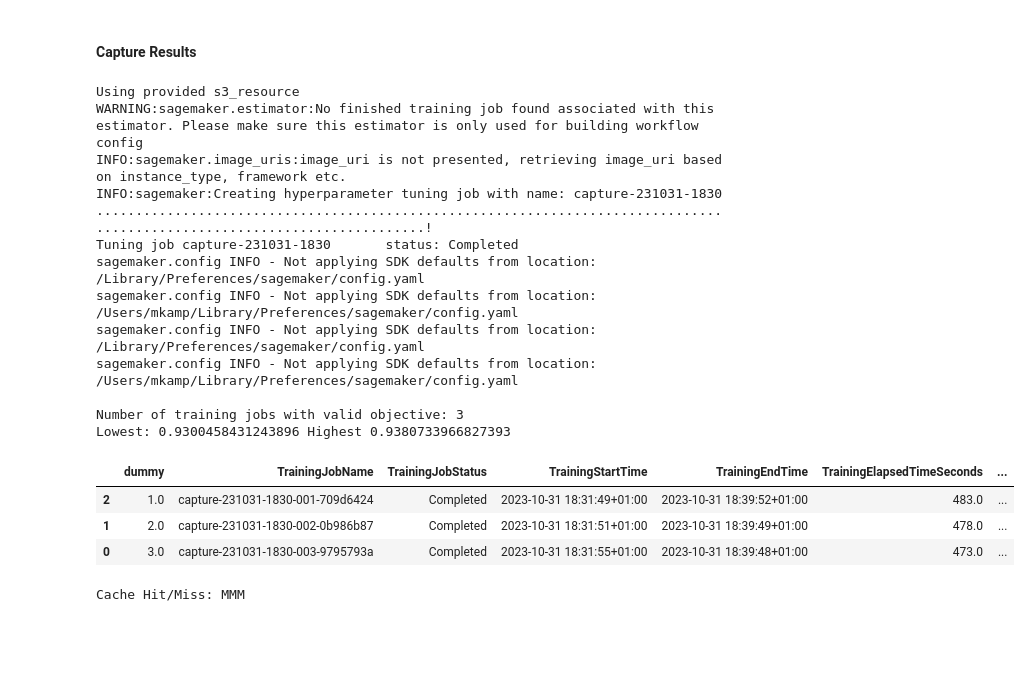
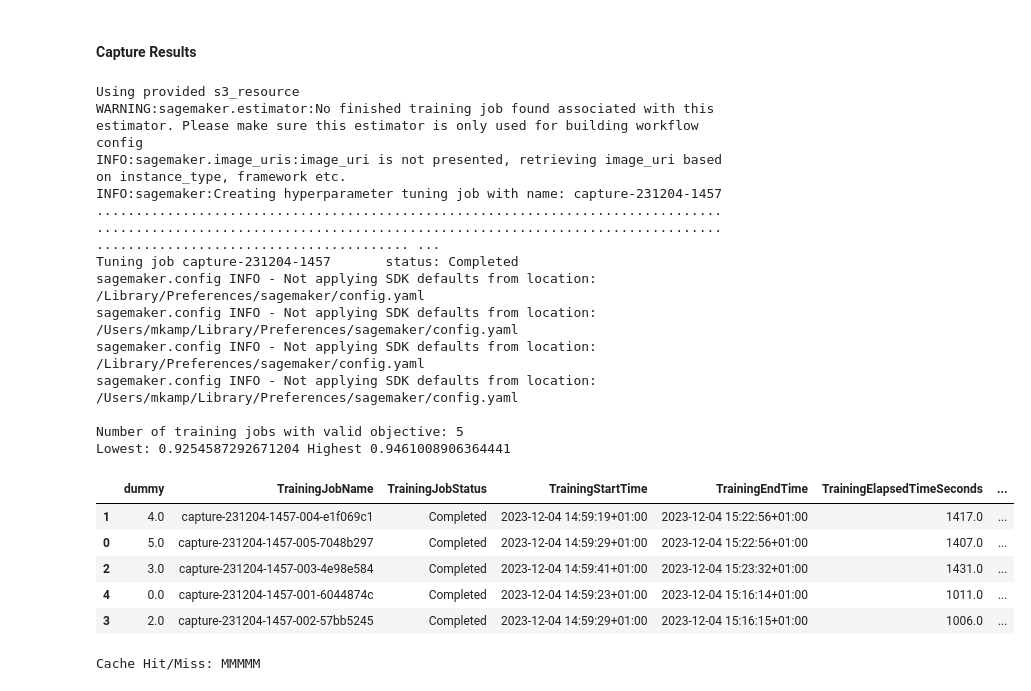
Before and after one commit to marianokamp/peft_lora, a Jupyter notebook: 2a_lora_tuning_baselines.ipynb, the cells around one changed output. Cells and saved outputs as stored; diff of their text form; code cells hidden in the pictures; blank space fills up the shorter version.

```diff
--- a/2a_lora_tuning_baselines.ipynb
+++ b/2a_lora_tuning_baselines.ipynb
@@ -71,10 +74,10 @@ from sagemaker.tuner import IntegerParameter, CategoricalParameter, ContinuousPa
 from sagemaker.tuner import ContinuousParameter, HyperparameterTuner, HyperbandStrategyConfig, StrategyConfig, TuningJobCompletionCriteriaConfig
 # %%
 fullft_estimator = PyTorch(**get_default_estimator_parameters())
-fullft_estimator.set_hyperparameters(**{'sst2-lora-config': 'none'})
+fullft_estimator.set_hyperparameters(**{'sst2-lora-config': 'none', 'use-bf16': 0, 'sst2-batch-size': 320})
 
 hpt_ranges = {
-    'sst2-learning-rate': ContinuousParameter(1e-5, 6e-5),
+    'sst2-learning-rate': ContinuousParameter(1e-6, 1e-4),
 }
 
 tuner_parameters = {**(p('tuner_parameters') | dict(
@@ -83,13 +86,13 @@ tuner_parameters = {**(p('tuner_parameters') | dict(
     metric_definitions=p('metric_definitions'),
     estimator = fullft_estimator,
     base_tuning_job_name = 'full-finetuning',
-    max_jobs = 15,
-    max_parallel_jobs = 2,
+    max_jobs = 30,
+    max_parallel_jobs = 3,
     completion_criteria_config=TuningJobCompletionCriteriaConfig(complete_on_convergence=True)
 ))}
 
-lr_wd_tuner = HyperparameterTuner(**tuner_parameters)
-lr_wd_tuner.fit(wait=False)
+lr_tuner = HyperparameterTuner(**tuner_parameters)
+lr_tuner.fit(wait=False)
 # %% [output]
 sagemaker.config INFO - Not applying SDK defaults from location: /Library/Preferences/sagemaker/config.yaml
 sagemaker.config INFO - Not applying SDK defaults from location: /Users/mkamp/Library/Preferences/sagemaker/config.yaml
@@ -225,24 +227,26 @@ This way we can focus on the exploration and don't bias our later trials to samp
 # %% [markdown]
 #### Capture Results
 # %%
-capture_results('Full Finetuning', fullft_estimator, lr_wd_tuner)
+capture_results('Full Finetuning', fullft_estimator, lr_tuner)
 # %% [output]
 Using provided s3_resource
 WARNING:sagemaker.estimator:No finished training job found associated with this estimator. Please make sure this estimator is only used for building workflow config
 INFO:sagemaker.image_uris:image_uri is not presented, retrieving image_uri based on instance_type, framework etc.
-INFO:sagemaker:Creating hyperparameter tuning job with name: capture-231031-1830
-..........................................................................................................................!
-Tuning job capture-231031-1830       status: Completed
+INFO:sagemaker:Creating hyperparameter tuning job with name: capture-231204-1457
+........................................................................................................................................................................................................ ...
+Tuning job capture-231204-1457       status: Completed
 sagemaker.config INFO - Not applying SDK defaults from location: /Library/Preferences/sagemaker/config.yaml
 sagemaker.config INFO - Not applying SDK defaults from location: /Users/mkamp/Library/Preferences/sagemaker/config.yaml
 sagemaker.config INFO - Not applying SDK defaults from location: /Library/Preferences/sagemaker/config.yaml
 sagemaker.config INFO - Not applying SDK defaults from location: /Users/mkamp/Library/Preferences/sagemaker/config.yaml
 
-Number of training jobs with valid objective: 3
-Lowest: 0.9300458431243896 Highest 0.9380733966827393
+Number of training jobs with valid objective: 5
+Lowest: 0.9254587292671204 Highest 0.9461008906364441
 |  | dummy | TrainingJobName | TrainingJobStatus | TrainingStartTime | TrainingEndTime | TrainingElapsedTimeSeconds | ... |
-| 2 | 1.0 | capture-231031-1830-001-709d6424 | Completed | 2023-10-31 18:31:49+01:00 | 2023-10-31 18:39:52+01:00 | 483.0 | ... |
-| 1 | 2.0 | capture-231031-1830-002-0b986b87 | Completed | 2023-10-31 18:31:51+01:00 | 2023-10-31 18:39:49+01:00 | 478.0 | ... |
-| 0 | 3.0 | capture-231031-1830-003-9795793a | Completed | 2023-10-31 18:31:55+01:00 | 2023-10-31 18:39:48+01:00 | 473.0 | ... |
+| 1 | 4.0 | capture-231204-1457-004-e1f069c1 | Completed | 2023-12-04 14:59:19+01:00 | 2023-12-04 15:22:56+01:00 | 1417.0 | ... |
+| 0 | 5.0 | capture-231204-1457-005-7048b297 | Completed | 2023-12-04 14:59:29+01:00 | 2023-12-04 15:22:56+01:00 | 1407.0 | ... |
+| 2 | 3.0 | capture-231204-1457-003-4e98e584 | Completed | 2023-12-04 14:59:41+01:00 | 2023-12-04 15:23:32+01:00 | 1431.0 | ... |
+| 4 | 0.0 | capture-231204-1457-001-6044874c | Completed | 2023-12-04 14:59:23+01:00 | 2023-12-04 15:16:14+01:00 | 1011.0 | ... |
+| 3 | 2.0 | capture-231204-1457-002-57bb5245 | Completed | 2023-12-04 14:59:29+01:00 | 2023-12-04 15:16:15+01:00 | 1006.0 | ... |
-Cache Hit/Miss: MMM
+Cache Hit/Miss: MMMMM
 # %%
```
Also changed, not shown: parts of 11 cells of this notebook.
